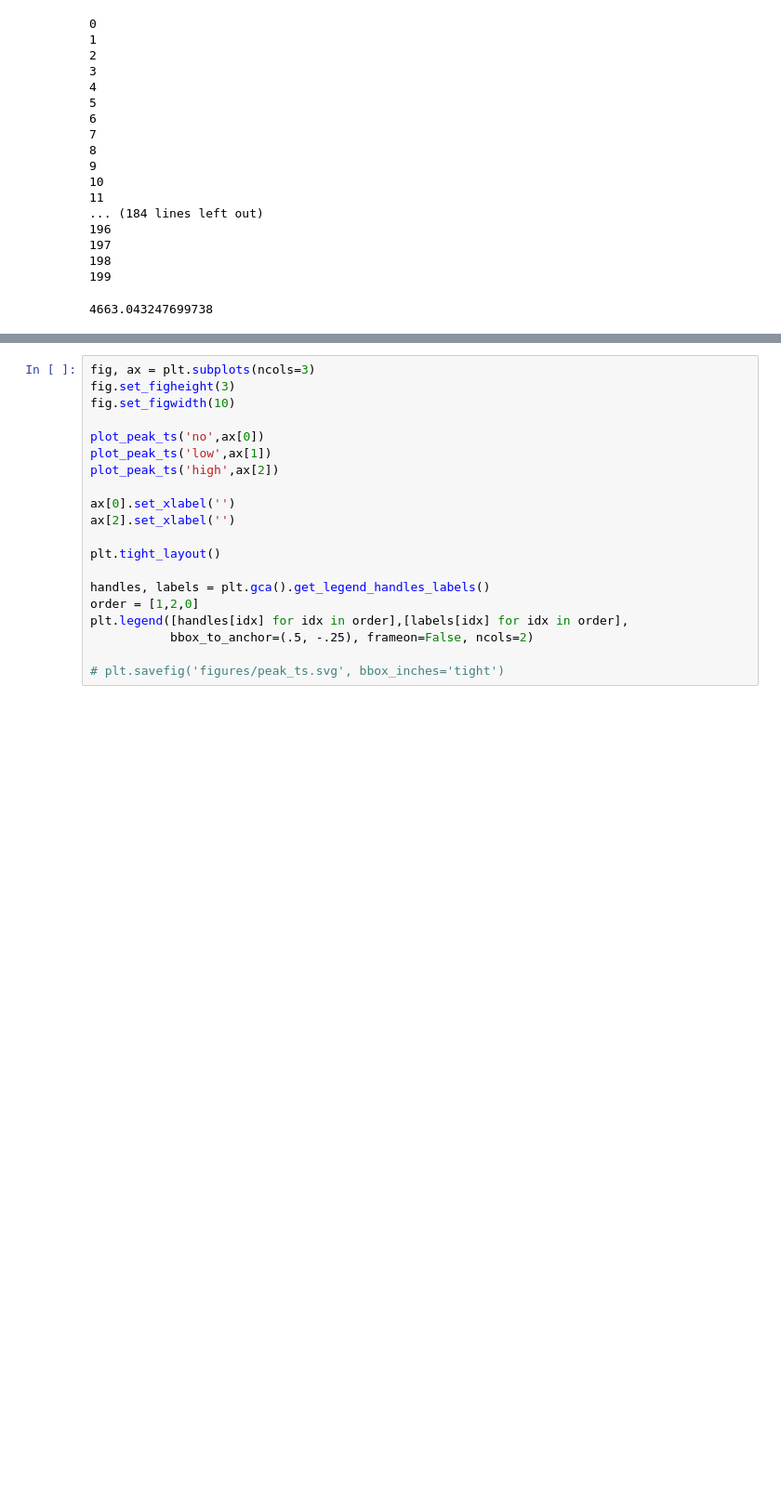
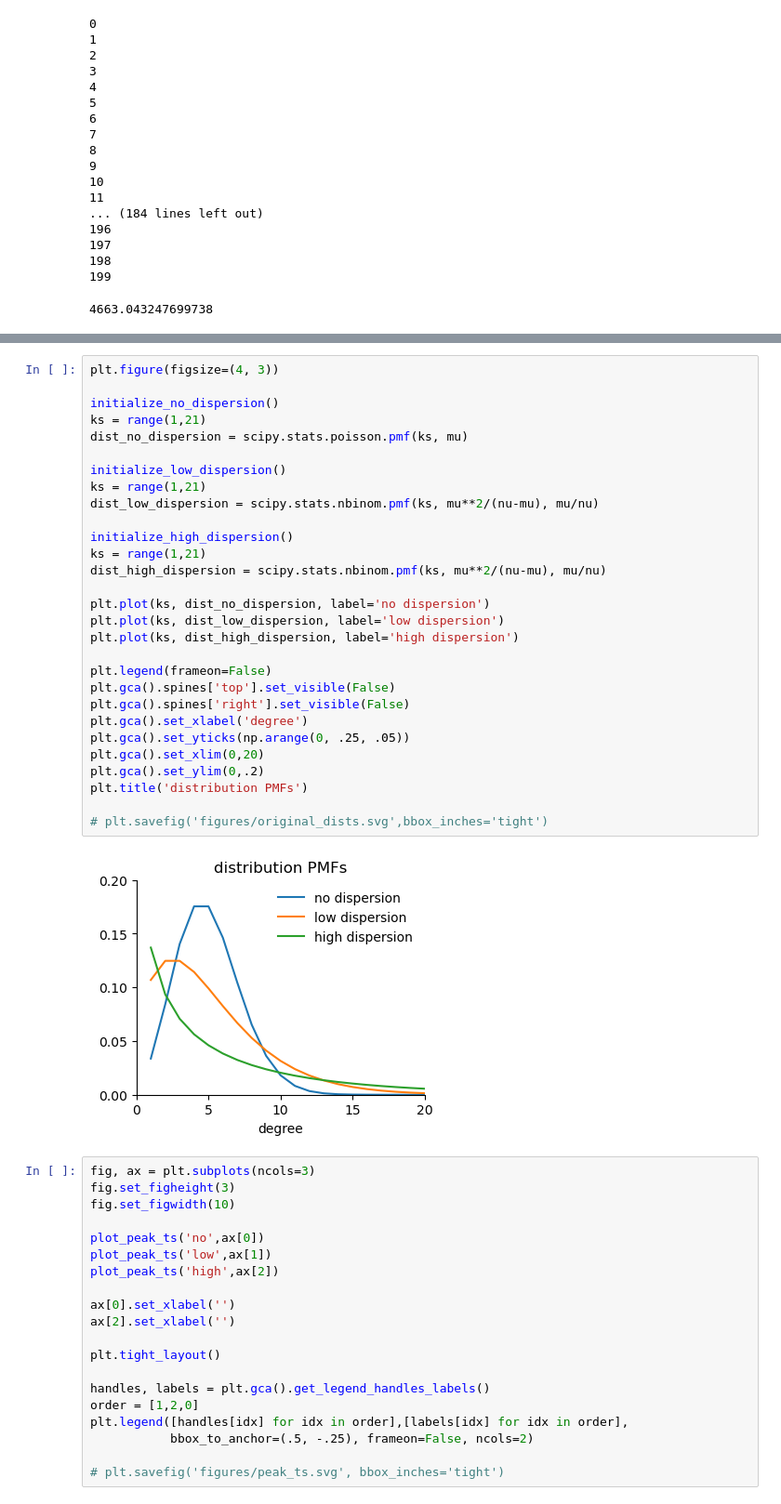
Before and after one commit to freedmanari/infected_degrees, a Jupyter notebook: network_epidemic.ipynb, the cells around one changed output, grey strips where cells are left out. Shown at 93% size. Cells and saved outputs as stored; diff of their text form; blank space fills up the shorter version.

```diff
--- a/network_epidemic.ipynb
+++ b/network_epidemic.ipynb
@@ -1214,3 +1214,34 @@ plt.savefig('figures/'+var+'s.svg',bbox_inches='tight')
+# %%
+plt.figure(figsize=(4, 3))
+
+initialize_no_dispersion()
+ks = range(1,21)
+dist_no_dispersion = scipy.stats.poisson.pmf(ks, mu)
+
+initialize_low_dispersion()
+ks = range(1,21)
+dist_low_dispersion = scipy.stats.nbinom.pmf(ks, mu**2/(nu-mu), mu/nu)
+
+initialize_high_dispersion()
+ks = range(1,21)
+dist_high_dispersion = scipy.stats.nbinom.pmf(ks, mu**2/(nu-mu), mu/nu)
+
+plt.plot(ks, dist_no_dispersion, label='no dispersion')
+plt.plot(ks, dist_low_dispersion, label='low dispersion')
+plt.plot(ks, dist_high_dispersion, label='high dispersion')
+
+plt.legend(frameon=False)
+plt.gca().spines['top'].set_visible(False)
+plt.gca().spines['right'].set_visible(False)
+plt.gca().set_xlabel('degree')
+plt.gca().set_yticks(np.arange(0, .25, .05))
+plt.gca().set_xlim(0,20)
+plt.gca().set_ylim(0,.2)
+plt.title('distribution PMFs')
+
+# plt.savefig('figures/original_dists.svg',bbox_inches='tight')
+# %% [output]
+[figure, added]
 # %%
 fig, ax = plt.subplots(ncols=3)
 fig.set_figheight(3)
```
Also changed, not shown: parts of 3 cells of this notebook, 3 other files.
